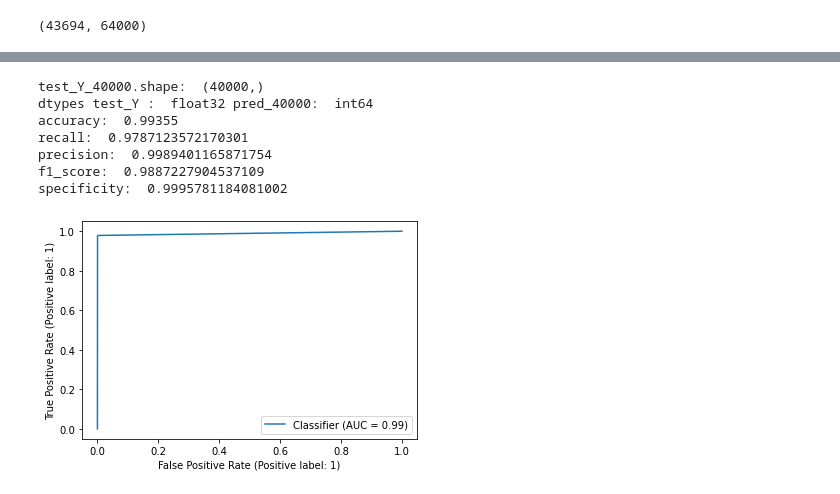
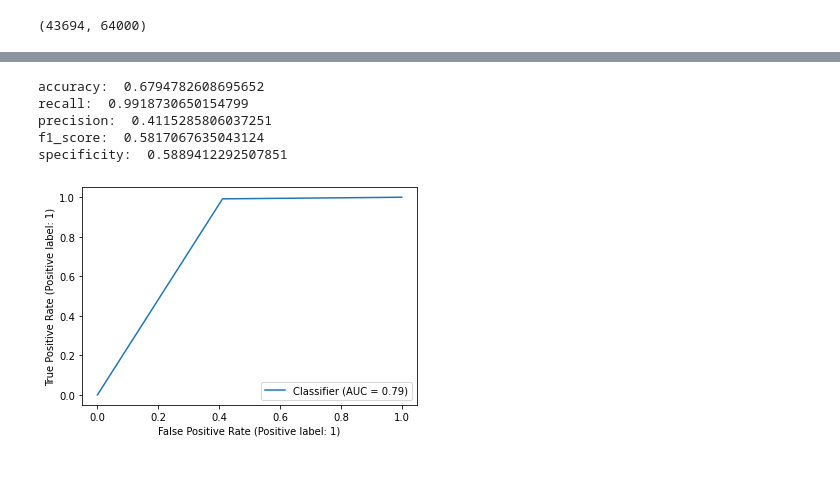
Before and after one commit to kwoncy2020/dysarthria_stroke_auto_detection, a Jupyter notebook: dysarthria_model_evaluation.ipynb, the cells around one changed output, grey strips where cells are left out. Saved outputs shown, nothing was run; the diff lists cells and outputs as text; code cells hidden in the pictures.

```diff
--- a/dysarthria_model_evaluation.ipynb
+++ b/dysarthria_model_evaluation.ipynb
@@ -214,30 +139,25 @@ specificities:  0.9995809153134487
-# %%
-test_Y_40000 = test_Y[0:40000]
-print("test_Y_40000.shape: ", test_Y_40000.shape)
-print("dtypes test_Y : ",test_Y.dtype, "pred_40000: ", pred_40000.dtype)
-tn, fp, fn, tp = confusion_matrix(test_Y_40000, pred_40000).ravel()
-
-accuracy = (tn + tp) / (tn+tp+fn+fp)
-recall = tp / (tp+fn)
-precision = tp / (fp+tp)
-f1_score = 2*(recall*precision) / (recall + precision)
-specificity = tn / (fp+tn)
-
-
-print("accuracy: ", accuracy)
-print("recall: ", recall)
-print("precision: ", precision)
-print("f1_score: ", f1_score)
-print("specificity: ",specificity)
-
-RocCurveDisplay.from_predictions(test_Y[:40000], pred_40000)
-plt.show()
-# %% [output]
-test_Y_40000.shape:  (40000,)
-dtypes test_Y :  float32 pred_40000:  int64
-accuracy:  0.99355
-recall:  0.9787123572170301
-precision:  0.9989401165871754
-f1_score:  0.9887227904537109
-specificity:  0.9995781184081002
-[figure, removed]
+# %%
+tn, fp, fn, tp = confusion_matrix(test2_Y[:preds.shape[0]], preds).ravel()
+
+accuracy = (tn + tp) / (tn+tp+fn+fp)
+recall = tp / (tp+fn)
+precision = tp / (fp+tp)
+f1_score = 2*(recall*precision) / (recall + precision)
+specificity = tn / (fp+tn)
+
+
+print("accuracy: ", accuracy)
+print("recall: ", recall)
+print("precision: ", precision)
+print("f1_score: ", f1_score)
+print("specificity: ",specificity)
+
+RocCurveDisplay.from_predictions(test2_Y[:preds.shape[0]], preds)
+plt.show()
+# %% [output]
+accuracy:  0.6794782608695652
+recall:  0.9918730650154799
+precision:  0.4115285806037251
+f1_score:  0.5817067635043124
+specificity:  0.5889412292507851
+[figure, added]
```
Also changed, not shown: parts of 7 cells of this notebook, 1 other file.
